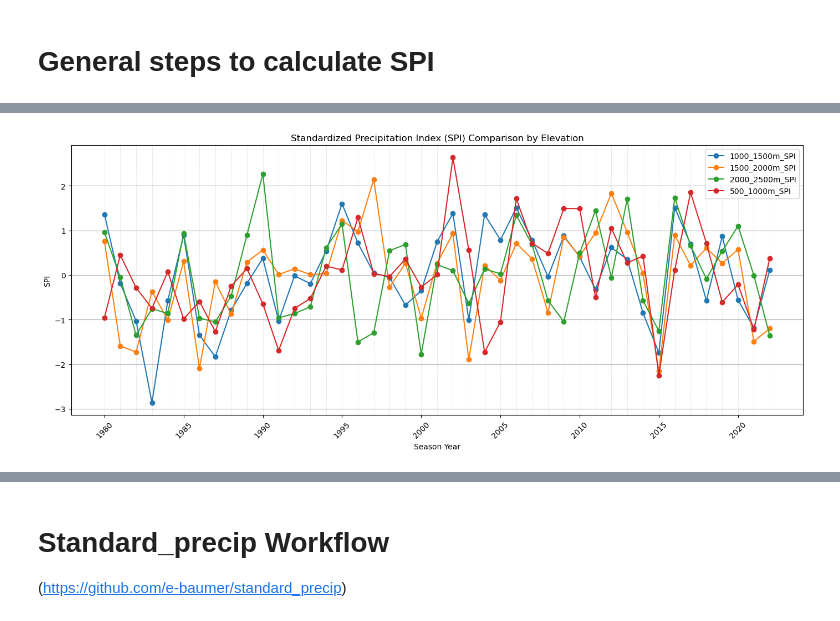
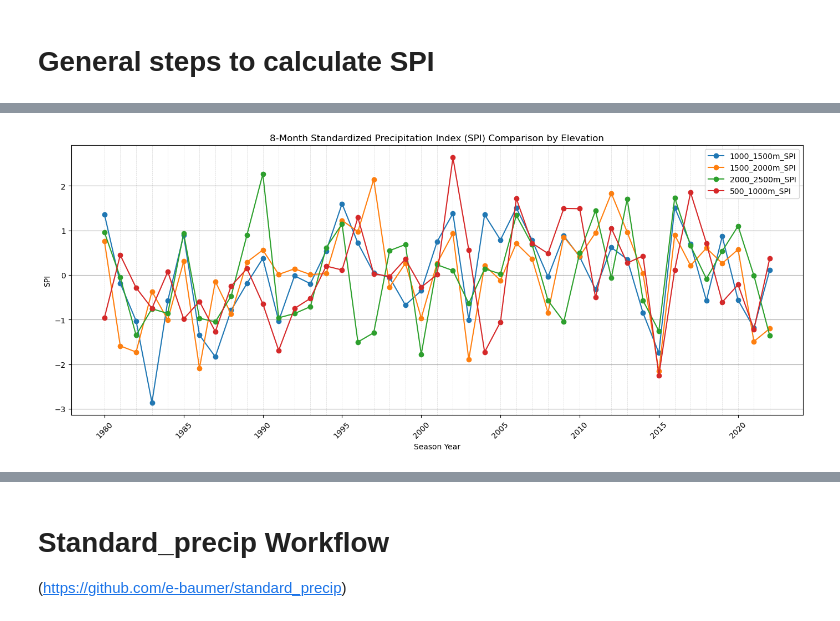
Before and after one commit to hasithajayamaha/snowdroughtindex-main, a Jupyter notebook: notebooks/workflows/5_SPI_wrokflow.ipynb, the cells around one changed output, grey strips where cells are left out. Cells and saved outputs as stored; diff of their text form; code cells hidden in the pictures.

```diff
--- a/notebooks/workflows/5_SPI_wrokflow.ipynb
+++ b/notebooks/workflows/5_SPI_wrokflow.ipynb
@@ -204,22 +206,22 @@ display(spi_df.head(10))
 # %%
 # Plot all SPI columns from spi_df on the same graph for comparison
 plt.figure(figsize=(14, 6))
 for col in spi_df.columns:
     plt.plot(spi_df.index, spi_df[col], marker='o', label=col)
 
 plt.xlabel('Season Year')
 plt.ylabel('SPI')
-plt.title('Standardized Precipitation Index (SPI) Comparison by Elevation')
+plt.title('8-Month Standardized Precipitation Index (SPI) Comparison by Elevation')
 plt.legend()
 plt.grid(True, axis='y')
 for year in spi_df.index:
     plt.axvline(x=year, color='gray', linestyle='--', linewidth=0.5, alpha=0.3)
 plt.xticks(
     ticks=spi_df.index[::5],  # every 5th year
     labels=spi_df.index[::5],
     rotation=45
 )
 plt.tight_layout()
 plt.show()
 # %% [output]
-[figure, old version]
+[figure, new version]
```
Also changed, not shown: parts of 14 cells of this notebook, 3 other files.
